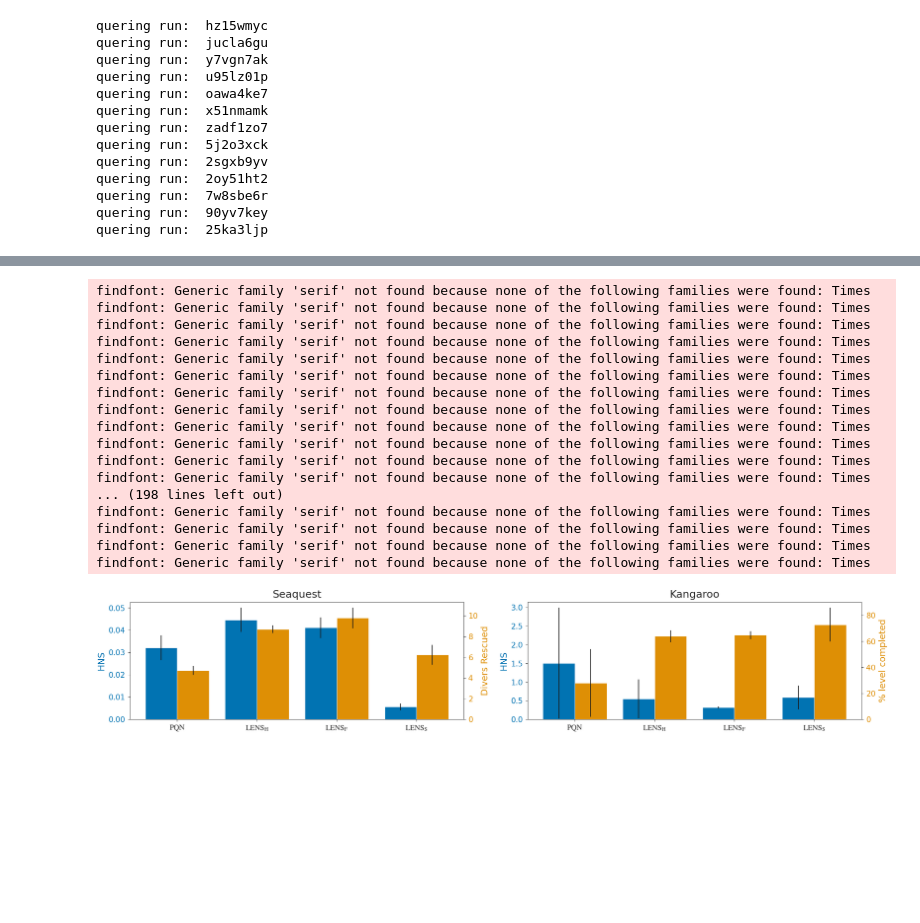
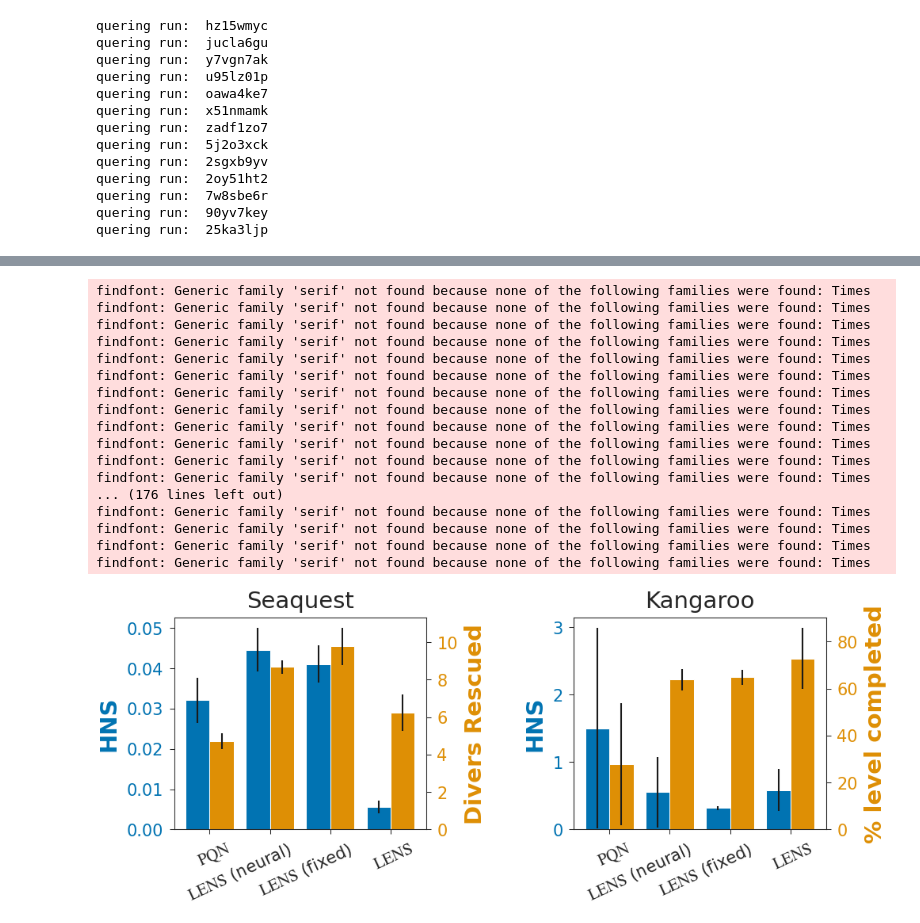
Before and after one commit to remunds/symbolic_options, a Jupyter notebook: src/symbolic_options/plots/plots.ipynb, the cells around one changed output, grey strips where cells are left out. Drawn from its saved outputs; the diff is of its cells as text; code cells hidden in the pictures; blank space fills up the shorter version.

```diff
--- a/src/symbolic_options/plots/plots.ipynb
+++ b/src/symbolic_options/plots/plots.ipynb
@@ -23,12 +23,12 @@ def get_algorithm_from_name(name):
         return "Pretrained"
     elif "comb" in name:
         # return "Soft meta-policy"
-        return "$\\text{LENS}_\\text{S}$"
+        return "$\\text{LENS}$"
     elif "llm" in name:
         # return "Fixed meta-policy"
-        return "$\\text{LENS}_\\text{F}$"
+        return "$\\text{LENS}$ (fixed)"
     elif "hier" in name:
-        return "$\\text{LENS}_\\text{H}$"
+        return "$\\text{LENS}$ (neural)"
     elif "pqn" in name:
         return "$\\text{PQN}$"
     else:
@@ -766,13 +784,13 @@ def single_reward_plot(game_data, algos, reward_row, ax, opt_name):
         # stds = (stds - np.nanmin(stds)) / (np.nanmax(stds) - np.nanmin(stds) + 1e-8)
         x_data = x_data[:len(means)]
         alg_label = get_algorithm_from_name(algo)
-        if alg_label == "PQN":
+        if alg_label == "$\\text{PQN}$":
             # make gray
-            alg_label = "PQN (Baseline)"
+            alg_label = "$\\text{PQN}$ (Baseline)"
             color = "gray"
         else:
             color = colors[algos.index(algo)]
-            alg_label = alg_label + " (ours)"
+            # alg_label = alg_label + " (ours)"
         ax.plot(x_data, means, label=alg_label, color=color, zorder=1)
         ax.fill_between(x_data, means - stds, means + stds, color=color, alpha=0.2, zorder=0)
         ax.set_title(f"{opt_name}")
@@ -1054,7 +1090,18 @@ def dual_metric_plot(df, game_name, algos, ax, modified=False):
     ax2.set_ylabel("% level completed" if game_name == "Kangaroo" else "Divers Rescued", color=colors[1], fontweight='bold')
     ax2.tick_params(axis='y', labelcolor=colors[1])
     ax.set_xticks(np.arange(len(algos)))
-    ax.set_xticklabels([get_algorithm_from_name(a) for a in algos])
+    ax.set_xticklabels([get_algorithm_from_name(a) for a in algos])#, rotation=30, ha='right')
+
+    import matplotlib.transforms as mtransforms
+
+    labels = ax.get_xticklabels()
+    # offset = -5  # negative moves left, positive moves right (in points)
+    offset = 15  # negative moves left, positive moves right (in points)
+    for label in labels:
+        label.set_rotation(25)
+        label.set_ha('right')  # or 'center'
+        label.set_transform(label.get_transform() + mtransforms.ScaledTranslation(offset/72, 0, ax.figure.dpi_scale_trans))
+
 
     ax.set_ylim(bottom=0)
     ax2.set_ylim(bottom=0)
@@ -1067,36 +1114,37 @@ with plt.rc_context({
     **axes.lines(),
     "axes.titlesize": 14,
     "axes.labelsize": 14,
     "xtick.labelsize": 10,
     "ytick.labelsize": 10,
     "legend.fontsize": 10,
     "font.size": 12
 }):
-    fig, ax = plt.subplots(1, 2, figsize=(15, 3))
+    # fig, ax = plt.subplots(1, 2, figsize=(15, 3))
+    fig, ax = plt.subplots(1, 2, figsize=(7, 3))
     dual_metric_plot(seaquest_df, "Seaquest", ["pqn", "pqn_hier", "pqn_hier_llm", "pqn_hier_comb"], ax[0])
     dual_metric_plot(kangaroo_df, "Kangaroo", ["pqn", "pqn_hier", "pqn_hier_llm", "pqn_hier_comb"], ax[1])
     plt.tight_layout()
     plt.savefig("comparison_dual_metric.pdf", bbox_inches="tight")
     plt.show()
 # %% [output]
 findfont: Generic family 'serif' not found because none of the following families were found: Times
 findfont: Generic family 'serif' not found because none of the following families were found: Times
 findfont: Generic family 'serif' not found because none of the following families were found: Times
 findfont: Generic family 'serif' not found because none of the following families were found: Times
 findfont: Generic family 'serif' not found because none of the following families were found: Times
 findfont: Generic family 'serif' not found because none of the following families were found: Times
 findfont: Generic family 'serif' not found because none of the following families were found: Times
 findfont: Generic family 'serif' not found because none of the following families were found: Times
 findfont: Generic family 'serif' not found because none of the following families were found: Times
 findfont: Generic family 'serif' not found because none of the following families were found: Times
 findfont: Generic family 'serif' not found because none of the following families were found: Times
 findfont: Generic family 'serif' not found because none of the following families were found: Times
-... (198 lines left out)
+... (176 lines left out)
 findfont: Generic family 'serif' not found because none of the following families were found: Times
 findfont: Generic family 'serif' not found because none of the following families were found: Times
 findfont: Generic family 'serif' not found because none of the following families were found: Times
 findfont: Generic family 'serif' not found because none of the following families were found: Times
-[figure, old version]
+[figure, new version]
 # %%
 # modified
 with plt.rc_context({
```
Also changed, not shown: parts of 10 cells of this notebook, 3 other files.
